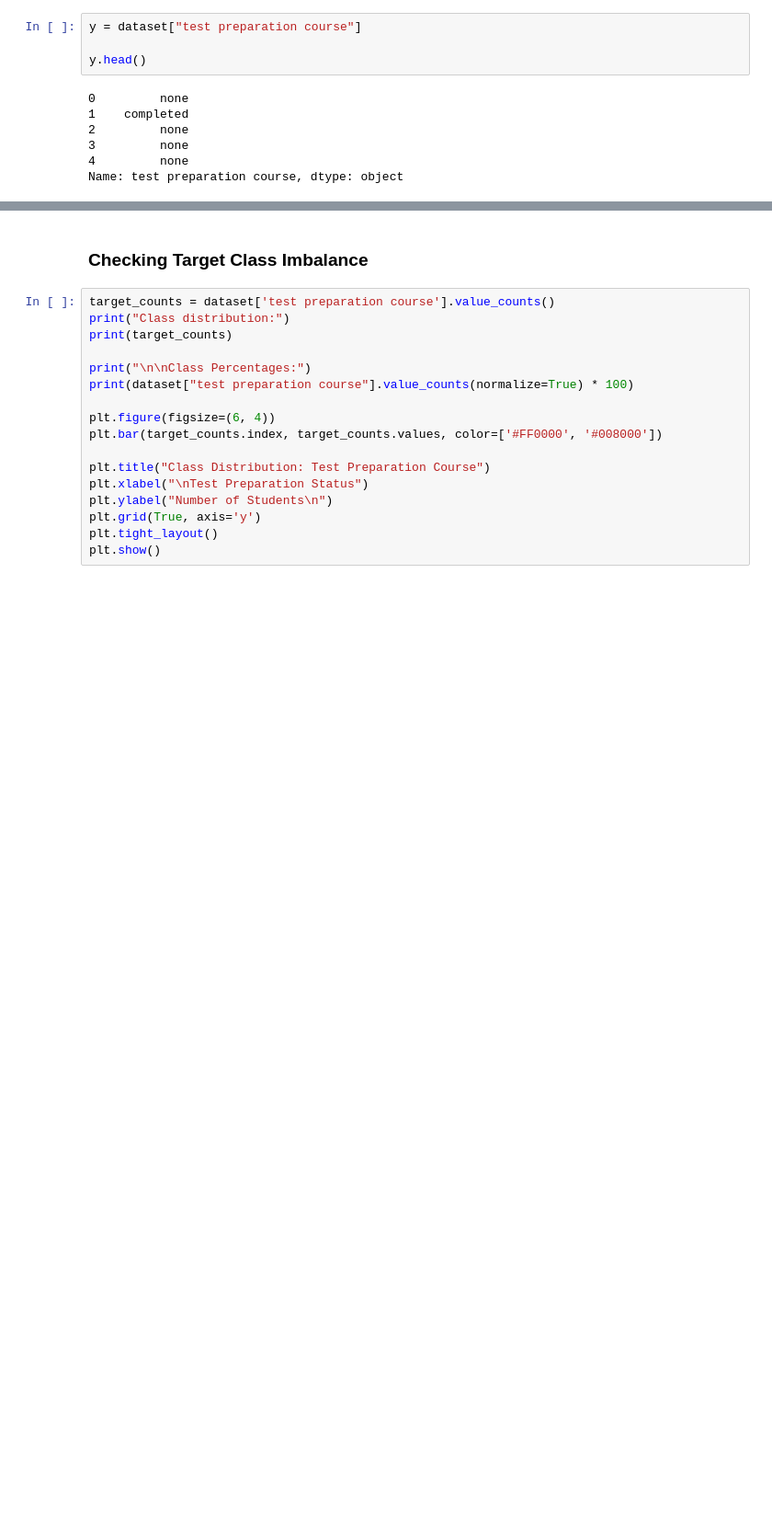
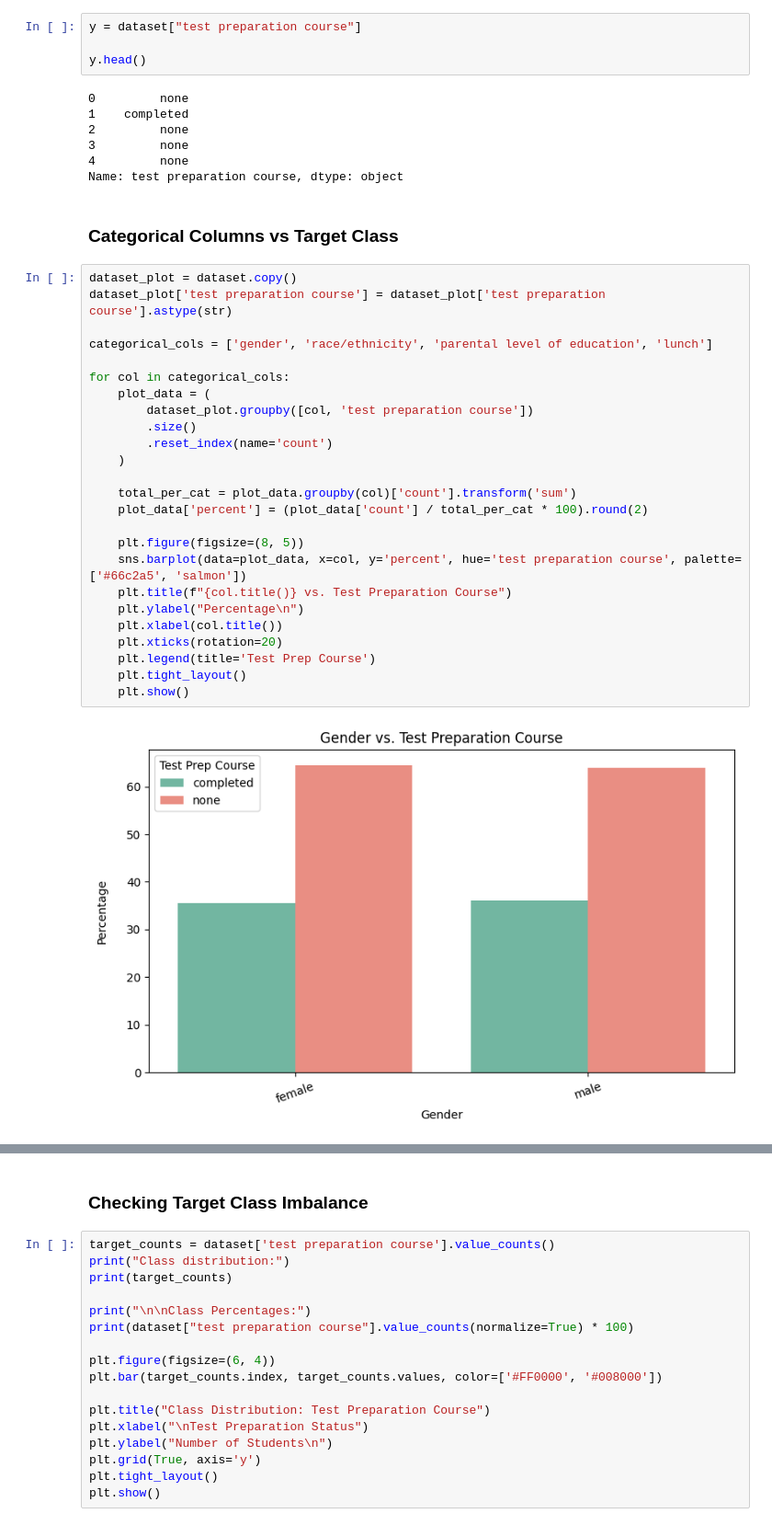
Before and after one commit to SakibMizan/MLProjectStudentPerformance, a Jupyter notebook: SakibMizanProject.ipynb, the cells around one changed output, grey strips where cells are left out. Shown at 92% size. Drawn from its saved outputs; the diff is of its cells as text; blank space fills up the shorter version.

Commit message:
Added Visualization

```diff
--- a/SakibMizanProject.ipynb
+++ b/SakibMizanProject.ipynb
@@ -128,3 +128,32 @@ y.head()
 3         none
 4         none
 Name: test preparation course, dtype: object
+# %% [markdown]
+### Categorical Columns vs Target Class
+# %%
+dataset_plot = dataset.copy()
+dataset_plot['test preparation course'] = dataset_plot['test preparation course'].astype(str)
+
+categorical_cols = ['gender', 'race/ethnicity', 'parental level of education', 'lunch']
+
+for col in categorical_cols:
+    plot_data = (
+        dataset_plot.groupby([col, 'test preparation course'])
+        .size()
+        .reset_index(name='count')
+    )
+
+    total_per_cat = plot_data.groupby(col)['count'].transform('sum')
+    plot_data['percent'] = (plot_data['count'] / total_per_cat * 100).round(2)
+
+    plt.figure(figsize=(8, 5))
+    sns.barplot(data=plot_data, x=col, y='percent', hue='test preparation course', palette=['#66c2a5', 'salmon'])
+    plt.title(f"{col.title()} vs. Test Preparation Course")
+    plt.ylabel("Percentage\n")
+    plt.xlabel(col.title())
+    plt.xticks(rotation=20)
+    plt.legend(title='Test Prep Course')
+    plt.tight_layout()
+    plt.show()
+# %% [output]
+[figure, added]
```
Also changed, not shown: parts of 11 cells of this notebook.
